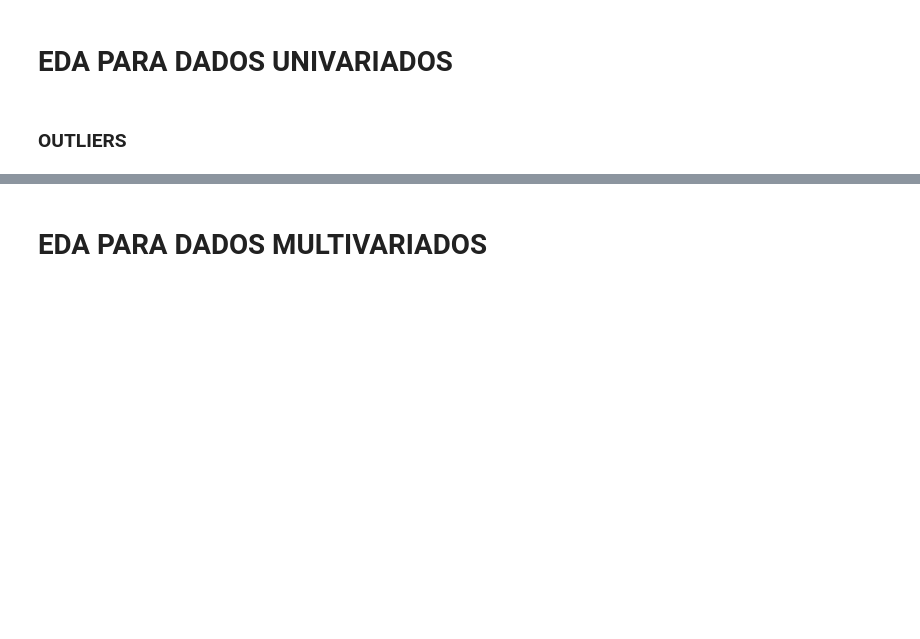
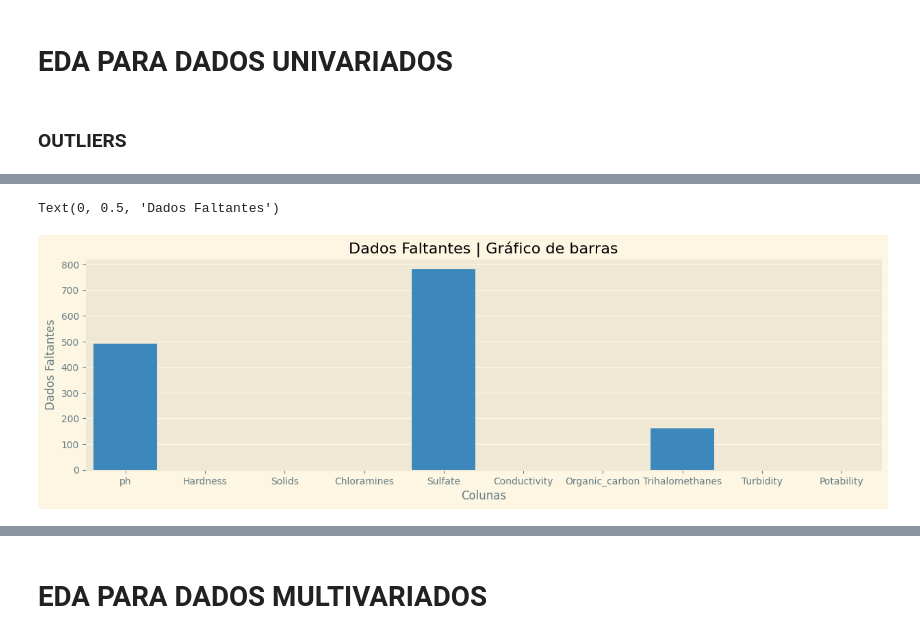
Before and after one commit to Nathan-Rgs/patternRecognition-supervisedLearning, a Jupyter notebook: classification/notebooks/EDA.ipynb, the cells around one changed output, grey strips where cells are left out. Saved outputs shown, nothing was run; the diff lists cells and outputs as text; code cells hidden in the pictures; blank space fills up the shorter version.

```diff
--- a/classification/notebooks/EDA.ipynb
+++ b/classification/notebooks/EDA.ipynb
@@ -14,0 +89,12 @@
+# %%
+plt.figure(figsize=(15,4))
+sns.barplot(
+    x=df.columns,
+    y=df.isnull().sum()
+)
+plt.title("Dados Faltantes | Gráfico de barras")
+plt.xlabel("Colunas")
+plt.ylabel("Dados Faltantes")
+# %% [output]
+Text(0, 0.5, 'Dados Faltantes')
+[figure, added]
```
Also changed, not shown: parts of 30 cells of this notebook.
